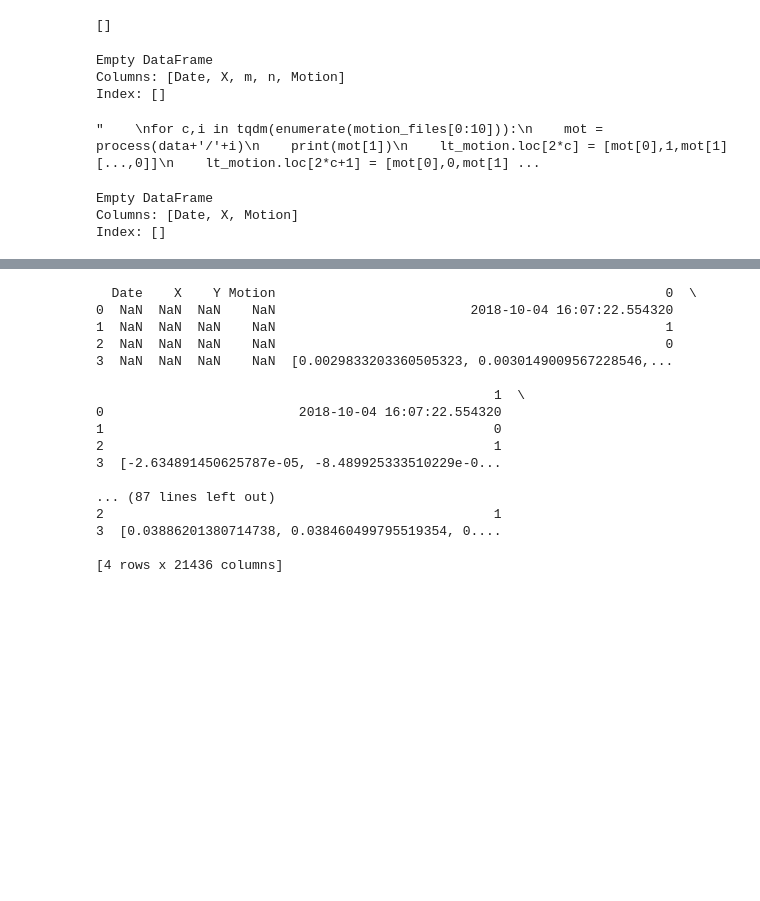
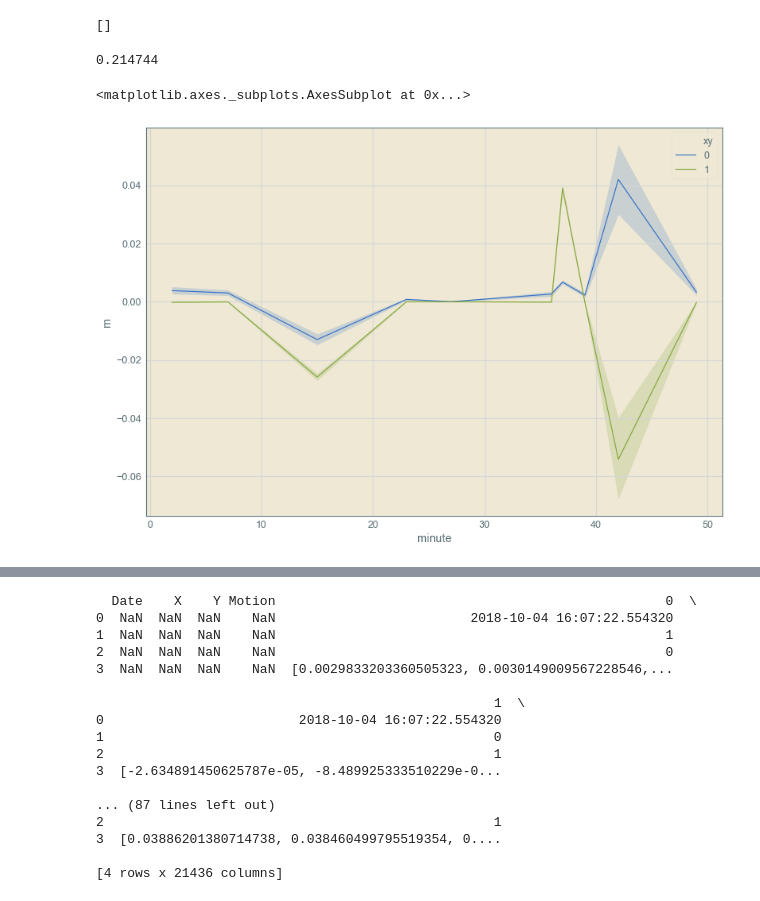
Before and after one commit to trdougherty/Quant_Mo, a Jupyter notebook: quomo_notebook.ipynb, the cells around one changed output, grey strips where cells are left out. Drawn from its saved outputs; the diff is of its cells as text; code cells hidden in the pictures; blank space fills up the shorter version.

```diff
--- a/quomo_notebook.ipynb
+++ b/quomo_notebook.ipynb
@@ -282,6 +248,0 @@ print(rgb_color1)
-# %%
-rs = np.random.RandomState(11)
-x = rs.gamma(2, size=1000)
-y = -2.8 * x + rs.normal(size=1000)
-
-sns.jointplot(x, y, color="#4CB391")
@@ -291,7 +249,7 @@ sns.jointplot(x, y, color="#4CB391")
 # %% [markdown]
 ##### Now we're going to think for a bit about how the data evolves over time
 # %%
-def process(file):
+def proc(file):
     numObj = np.load(file)
     [date, arr] = numObj
     A = unumpy.matrix(arr.flatten())
@@ -299,9 +257,7 @@ def process(file):
     # but everything is float values instead of strings (yay) and alternates
     # between nominal, std, nominal, std
     A_nom = np.ravel(A.nominal_values)
-    print(A_nom)
     outArr = np.reshape(A_nom, arr.shape)
-    outArr = np.mean(outArr, axis=0)
     return [date, outArr]
 # %%
 print(motion_files[10])
@@ -324,26 +280,27 @@ print(flattened)
 []
 # %%
 lt_motion = pd.DataFrame([])
-arr = ['Date','X','n','m','Motion']
+arr = ['Date','X','Y','xy','m']
 lt_motion = pd.DataFrame(columns=arr)
 for root, dirs, files in os.walk(data):
     motion_files = files
 
-print(lt_motion)
-for c,i in tqdm(enumerate(motion_files[0:10])):
-    mot = process(data+'/'+i)
-    for i in mot[1].shape[0]:
-        for j in mot[1].shape[1]:
-            lt_motion.loc[c] = [mot[0],0,mot[1][...,0]]
+#print(lt_motion)
+for c,i in enumerate(motion_files[0:50]):
+    mot = proc(data+'/'+i) #opens the data
+    x, y, z = mot[1].shape # Gives us the shape of the object
+    mot_date =  pd.to_datetime(mot[0], format='%Y-%m-%d %H:%M:%S.%f') # Gives us the dateimte
+    for i in range(x):
+        for j in range(y):
+            for k in range(z):
+                lt_motion.loc[c*x*y*z+i*y*z+j*y+k] = [mot_date,i,j,k,mot[1][i][j][k]]
-# %% [output]
-Empty DataFrame
-Columns: [Date, X, m, n, Motion]
-Index: []
-"    \nfor c,i in tqdm(enumerate(motion_files[0:10])):\n    mot = process(data+'/'+i)\n    print(mot[1])\n    lt_motion.loc[2*c] = [mot[0],1,mot[1][...,0]]\n    lt_motion.loc[2*c+1] = [mot[0],0,mot[1] ...
-# %%
-#lt_motion.to_pickle('lt_motion.pkl')
-print(lt_motion)
-# %% [output]
-Empty DataFrame
-Columns: [Date, X, Motion]
-Index: []
+# %%
+print(sys.getsizeof(lt_motion)/1000000.0)
+# %% [output]
+0.214744
+# %%
+lt_motion['minute'] = pd.DatetimeIndex(lt_motion['Date']).minute
+sns.lineplot(x='minute',y='m',hue='xy',data=lt_motion)
+# %% [output]
+<matplotlib.axes._subplots.AxesSubplot at 0x...>
+[figure, added]
```
Also changed, not shown: parts of 13 cells of this notebook, 1 other file.
